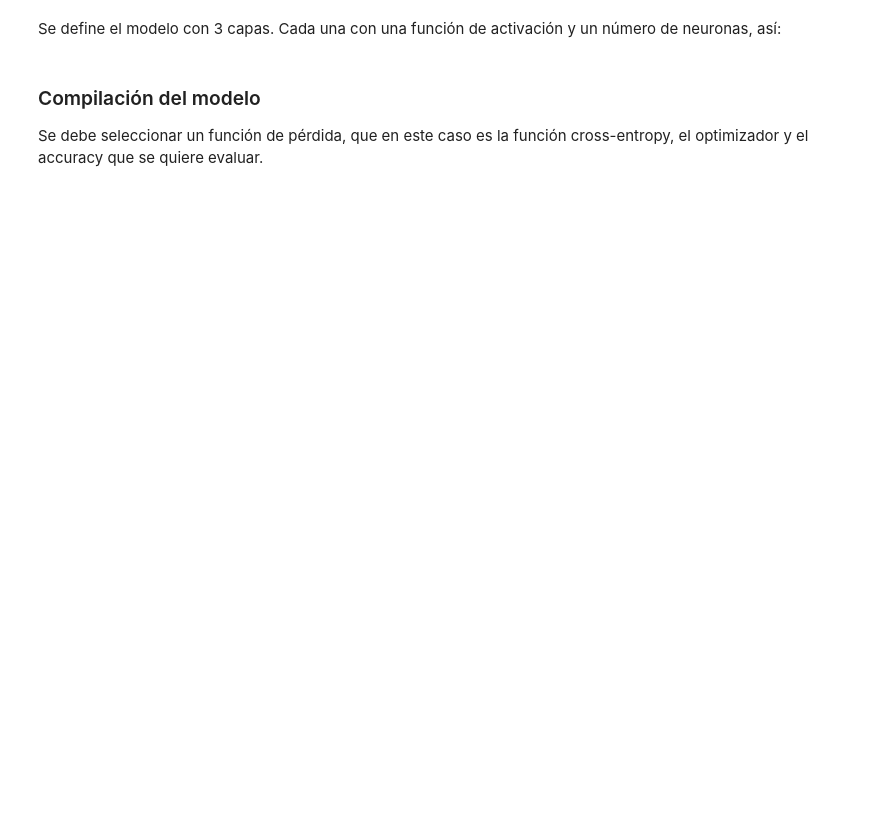
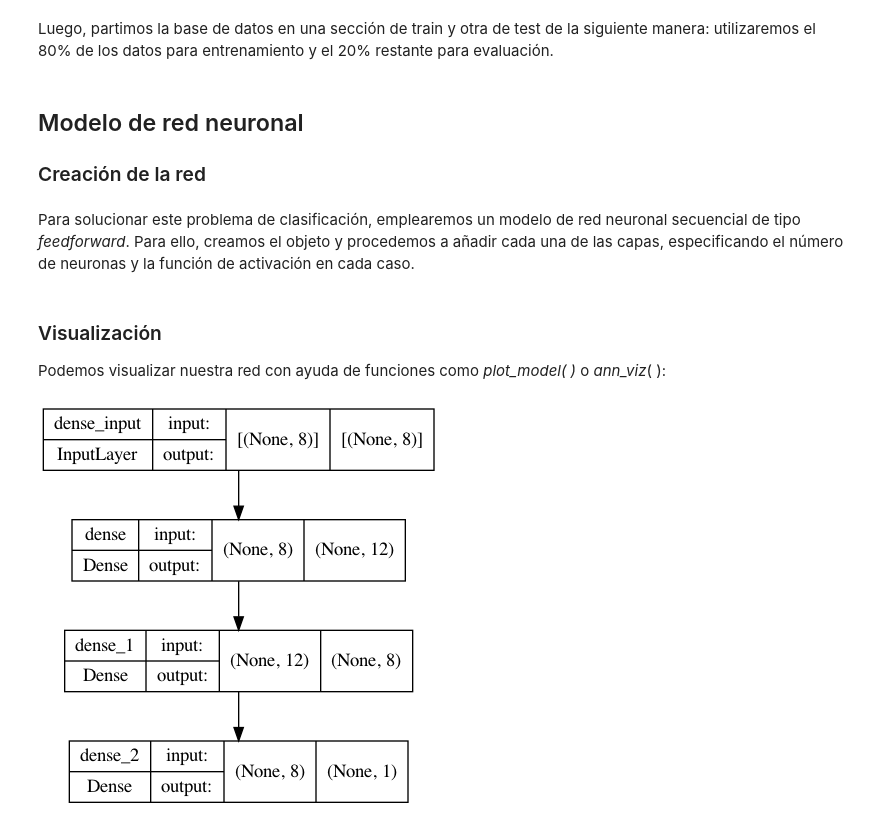
Before and after one commit to gasanchez10/DeepLearning2022, a Jupyter notebook: SEM2/S2LSC1.ipynb, the cells around one changed output. Saved outputs shown, nothing was run; the diff lists cells and outputs as text; code cells hidden in the pictures; blank space fills up the shorter version.

```diff
--- a/SEM2/S2LSC1.ipynb
+++ b/SEM2/S2LSC1.ipynb
@@ -42 +61,3 @@ A continuación un  descripción breve de las variables.
+# %% [markdown]
+Luego, partimos la base de datos en una sección de train y otra de test de la siguiente manera: utilizaremos el 80% de los datos para entrenamiento y el 20% restante para evaluación.
 # %%
@@ -45,12 +66,20 @@ dataset = pd.read_csv('test2.csv', sep=",").to_numpy()
 X_train, X_test, y_train, y_test = train_test_split(dataset[:,0:8], dataset[:,8], test_size=0.20)
-# %% [markdown]
-Se define el modelo con 3 capas. Cada una con una función de activación y un número de neuronas, así:
+# %% [markdown]
+## Modelo de red neuronal
+
+### Creación de la red
+# %% [markdown]
+Para solucionar este problema de clasificación, emplearemos un modelo de red neuronal secuencial de tipo _feedforward_. Para ello, creamos el objeto y procedemos a añadir cada una de las capas, especificando el número de neuronas y la función de activación en cada caso.
 # %%
 model = Sequential()
 model.add(Dense(12, input_dim=8, activation='relu'))
 model.add(Dense(8, activation='relu'))
 model.add(Dense(1, activation='sigmoid'))
-# %% [markdown]
-### Compilación del modelo
-
-Se debe seleccionar un función de pérdida, que en este caso es la función cross-entropy, el optimizador y el accuracy que se quiere evaluar.
+# %% [markdown]
+### Visualización
+Podemos visualizar nuestra red con ayuda de funciones como _plot_model( )_ o _ann_viz_( ):
+# %%
+from keras.utils.vis_utils import plot_model
+plot_model(model, show_shapes=True, show_layer_names=True)
+# %% [output]
+[figure, added]
```
Also changed, not shown: parts of 31 cells of this notebook, 2 other files.
